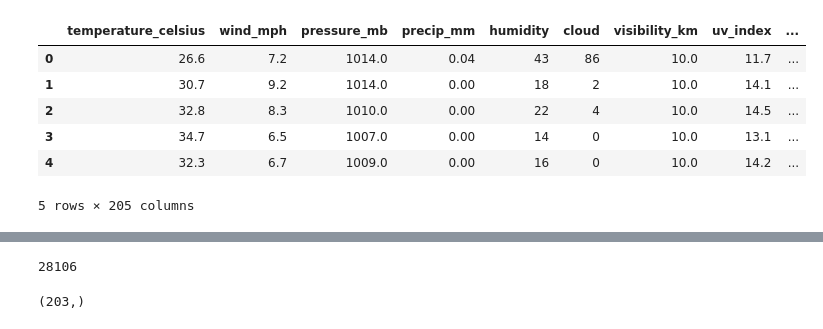
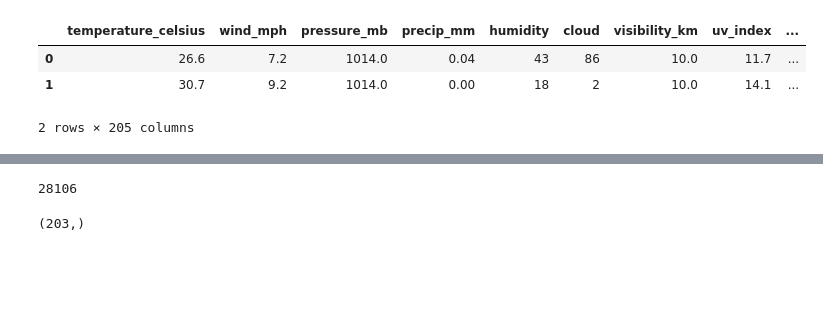
Before and after one commit to justabegginer07/Weather_prediction, a Jupyter notebook: WeatherModel.ipynb, the cells around one changed output, grey strips where cells are left out. Saved outputs shown, nothing was run; the diff lists cells and outputs as text; code cells hidden in the pictures; blank space fills up the shorter version.

```diff
--- a/WeatherModel.ipynb
+++ b/WeatherModel.ipynb
@@ -7,15 +7,11 @@ from sklearn.metrics import mean_squared_error
 # %%
 df=pd.read_csv('WeatherData.csv')
+df.head(2)
+# %% [output]
+|  | temperature_celsius | wind_mph | pressure_mb | precip_mm | humidity | cloud | visibility_km | uv_index | ... |
+| 0 | 26.6 | 7.2 | 1014.0 | 0.04 | 43 | 86 | 10.0 | 11.7 | ... |
+| 1 | 30.7 | 9.2 | 1014.0 | 0.00 | 18 | 2 | 10.0 | 14.1 | ... |
+2 rows × 205 columns
-# %%
-df.head()
-# %% [output]
-|  | temperature_celsius | wind_mph | pressure_mb | precip_mm | humidity | cloud | visibility_km | uv_index | ... |
-| 0 | 26.6 | 7.2 | 1014.0 | 0.04 | 43 | 86 | 10.0 | 11.7 | ... |
-| 1 | 30.7 | 9.2 | 1014.0 | 0.00 | 18 | 2 | 10.0 | 14.1 | ... |
-| 2 | 32.8 | 8.3 | 1010.0 | 0.00 | 22 | 4 | 10.0 | 14.5 | ... |
-| 3 | 34.7 | 6.5 | 1007.0 | 0.00 | 14 | 0 | 10.0 | 13.1 | ... |
-| 4 | 32.3 | 6.7 | 1009.0 | 0.00 | 16 | 0 | 10.0 | 14.2 | ... |
-5 rows × 205 columns
 # %%
 X=df.drop(['temperature_celsius','precip_mm'],axis=1)
 y=df[['temperature_celsius','precip_mm']]
@@ -28,10 +24,9 @@ X.head(2)
 2 rows × 203 columns
 # %%
 X_train,X_test,y_train,y_test=train_test_split(X,y,random_state=1,test_size=0.3)
+len(X_train)
+# %% [output]
+28106
-# %%
-len(X_train)
-# %% [output]
-28106
 # %%
 np.shape(X_train.iloc[0])
 # %% [output]
```
Also changed, not shown: parts of 12 cells of this notebook, 3 other files.
